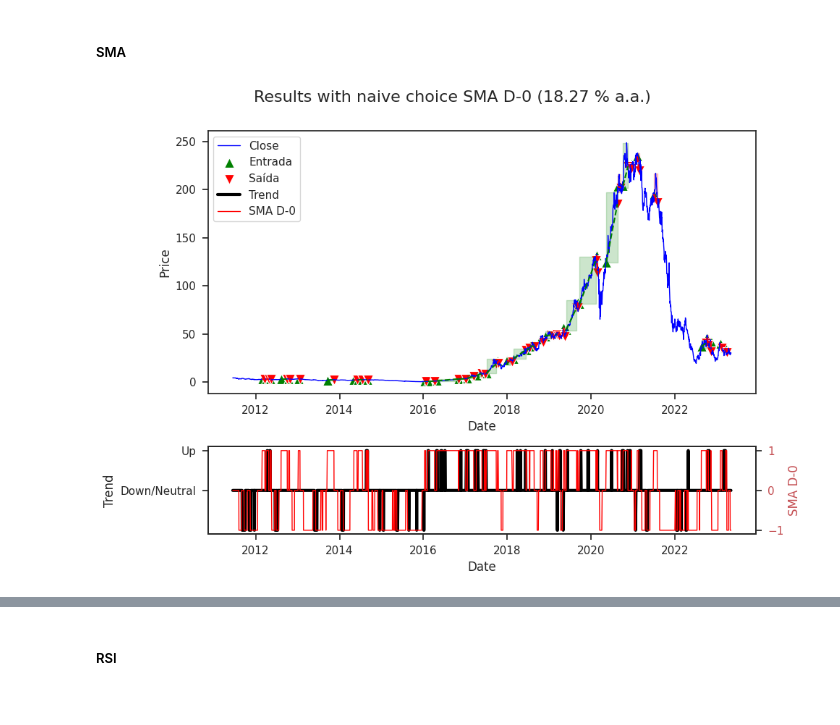
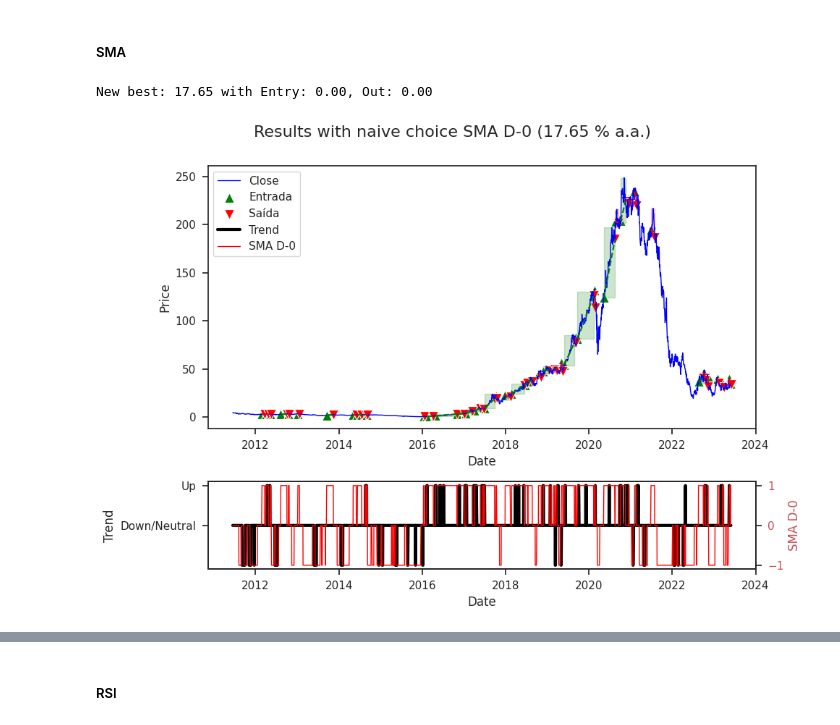
Before and after one commit to lucasll37/ai_finance, a Jupyter notebook: src/Análise Exploratória - Ativo.ipynb, the cells around one changed output, grey strips where cells are left out. Saved outputs shown, nothing was run; the diff lists cells and outputs as text; code cells hidden in the pictures.

```diff
--- a/src/Análise Exploratória - Ativo.ipynb
+++ b/src/Análise Exploratória - Ativo.ipynb
@@ -111,6 +112,19 @@ agent.naive_choice(data_preprocessed, signal="Aleatory D-0", policy={"entry": la
 # %% [markdown]
 ##### SMA
+# %%
+bigger = - np.inf
+
+for entry in np.linspace(0, 1, 21):
+    for out in np.linspace(0, 1, 21):
+
+        profit = agent.naive_choice(data_preprocessed, signal="SMA D-0", policy={"entry": lambda signal: signal > entry, "out": lambda signal: signal <= out}, graphic=False)
+        # print(f"Profit: {profit:.2f} with Entry: {entry:.2f}, Out: {out:.2f}")
+        if profit > bigger:
+            bigger = profit
+            print(f"\nNew best: {bigger:.2f} with Entry: {entry:.2f}, Out: {out:.2f}\n\n")
+# %% [output]
+New best: 17.65 with Entry: 0.00, Out: 0.00
 # %%
-agent.naive_choice(data_preprocessed, signal="SMA D-0", policy={"entry": lambda signal: signal > 0.5, "out": lambda signal: signal <= 0.5})
+profit = agent.naive_choice(data_preprocessed, signal="SMA D-0", policy={"entry": lambda signal: signal > 0, "out": lambda signal: signal <= 0})
 # %% [output]
-[figure, old version]
+[figure, new version]
```
Also changed, not shown: parts of 22 cells of this notebook, 11 other files.
